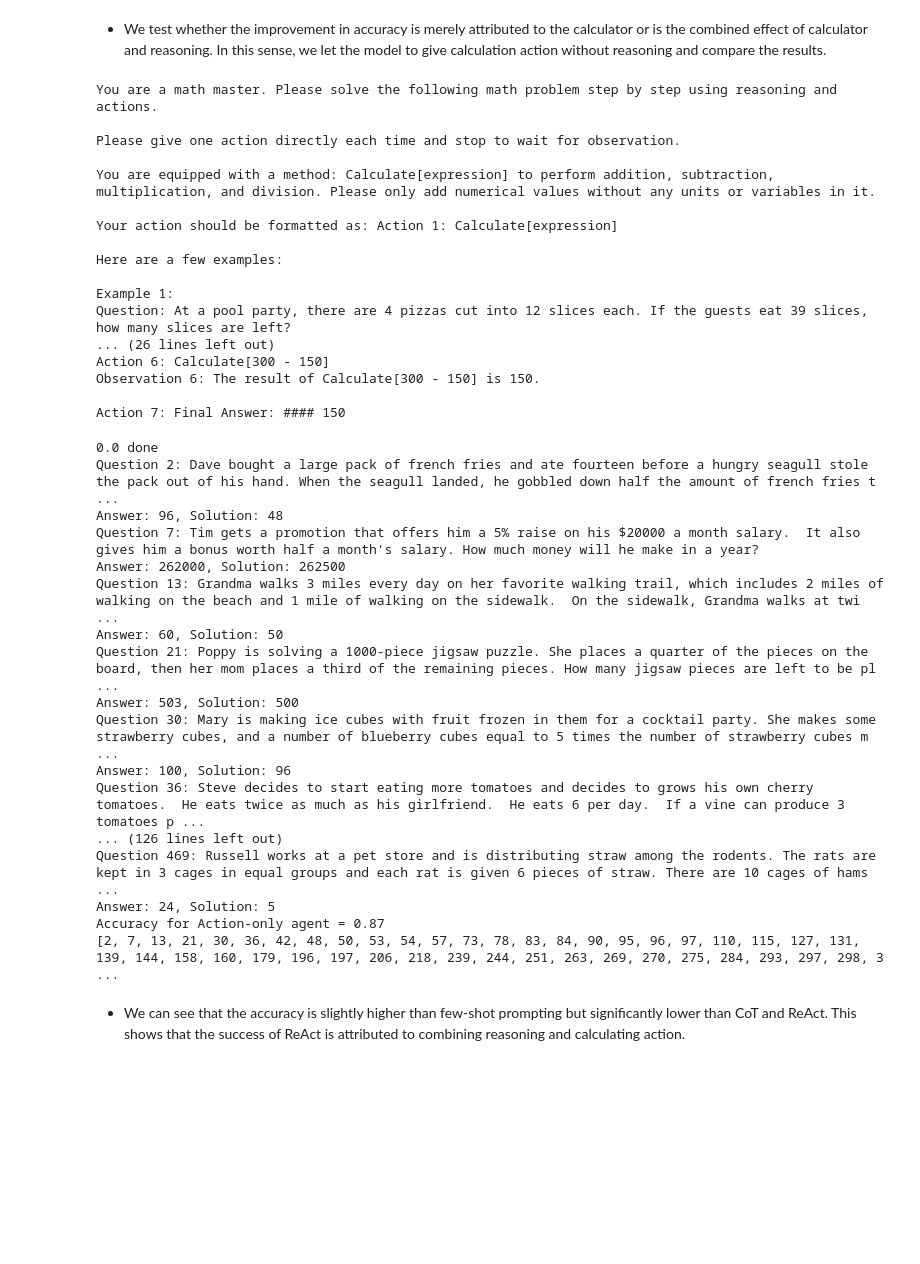
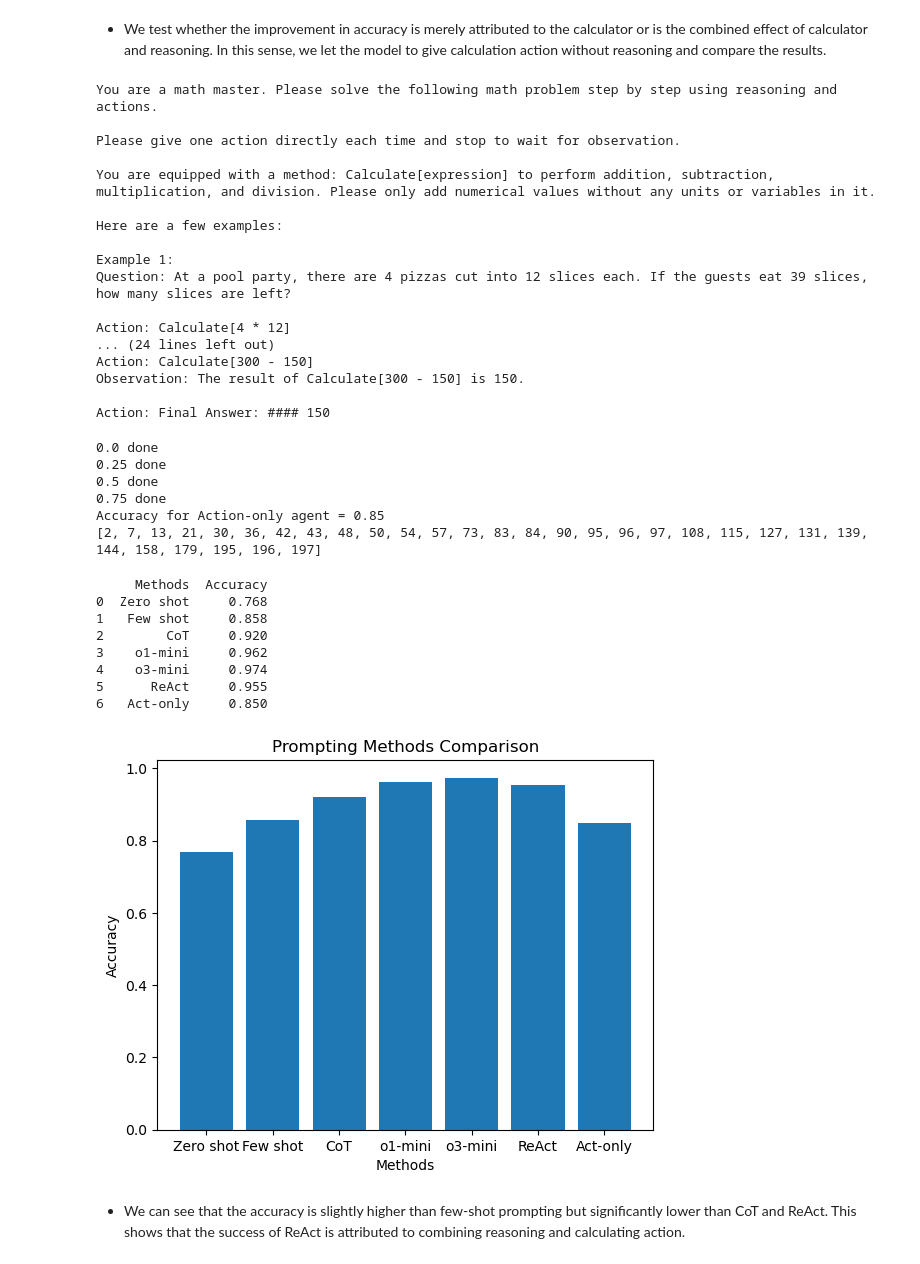
Before and after one commit to hantaoZhangrichard/SDS617_Advances_in_LLM, a Jupyter notebook: Homework2/assn2.ipynb, the cells around one changed output. Saved outputs shown, nothing was run; the diff lists cells and outputs as text; code cells hidden in the pictures; blank space fills up the shorter version.

```diff
--- a/Homework2/assn2.ipynb
+++ b/Homework2/assn2.ipynb
@@ -557,7 +589,6 @@ def construct_action_prompt(train_data, num_shots=2):
 action_prompt = """You are a math master. Please solve the following math problem step by step using reasoning and actions. \n
 Please give one action directly each time and stop to wait for observation. \n
 You are equipped with a method: Calculate[expression] to perform addition, subtraction, multiplication, and division. Please only add numerical values without any units or variables in it.\n
-Your action should be formatted as: Action 1: Calculate[expression] \n
 """ + construct_action_prompt(df_train)
 print(action_prompt)
 # %% [output]
@@ -567,17 +598,17 @@ Please give one action directly each time and stop to wait for observation.
 
 You are equipped with a method: Calculate[expression] to perform addition, subtraction, multiplication, and division. Please only add numerical values without any units or variables in it.
 
-Your action should be formatted as: Action 1: Calculate[expression]
-
 Here are a few examples:
 
 Example 1:
 Question: At a pool party, there are 4 pizzas cut into 12 slices each. If the guests eat 39 slices, how many slices are left?
-... (26 lines left out)
-Action 6: Calculate[300 - 150]
-Observation 6: The result of Calculate[300 - 150] is 150.
 
-Action 7: Final Answer: #### 150
+Action: Calculate[4 * 12]
+... (24 lines left out)
+Action: Calculate[300 - 150]
+Observation: The result of Calculate[300 - 150] is 150.
+
+Action: Final Answer: #### 150
 # %%
 def action_reasoning(question, initial_prompt, max_steps=20, to_print=True):
     prompt = initial_prompt + f"Question: {question}\n\n"
@@ -614,7 +645,7 @@ def action_reasoning(question, initial_prompt, max_steps=20, to_print=True):
 # %%
 correctness = 0
 wrong_answer = []
-for i in range(500):
+for i in range(200):
     row = df_test.iloc[i,]
     solution = extract_solution(row)
     # print(row["question"])
@@ -623,31 +654,51 @@ for i in range(500):
     if check_answer(final_answer, solution):
         correctness += 1
     else:
-        print(f"Question {i}: {row['question']}")
+        # print(f"Question {i}: {row['question']}")
         wrong_answer.append(i)
-        print(f"Answer: {final_answer}, Solution: {solution}")
+        # print(f"Answer: {final_answer}, Solution: {solution}")
     if i % 50 == 0:
-        print(f"{i / 500} done")
+        print(f"{i / 200} done")
 
-print(f"Accuracy for Action-only agent = {correctness/500}")
+print(f"Accuracy for Action-only agent = {correctness/200}")
 print(wrong_answer)
 # %% [output]
 0.0 done
-Question 2: Dave bought a large pack of french fries and ate fourteen before a hungry seagull stole the pack out of his hand. When the seagull landed, he gobbled down half the amount of french fries t ...
-Answer: 96, Solution: 48
-Question 7: Tim gets a promotion that offers him a 5% raise on his $20000 a month salary.  It also gives him a bonus worth half a month's salary. How much money will he make in a year?
-Answer: 262000, Solution: 262500
-Question 13: Grandma walks 3 miles every day on her favorite walking trail, which includes 2 miles of walking on the beach and 1 mile of walking on the sidewalk.  On the sidewalk, Grandma walks at twi ...
-Answer: 60, Solution: 50
-Question 21: Poppy is solving a 1000-piece jigsaw puzzle. She places a quarter of the pieces on the board, then her mom places a third of the remaining pieces. How many jigsaw pieces are left to be pl ...
-Answer: 503, Solution: 500
-Question 30: Mary is making ice cubes with fruit frozen in them for a cocktail party. She makes some strawberry cubes, and a number of blueberry cubes equal to 5 times the number of strawberry cubes m ...
-Answer: 100, Solution: 96
-Question 36: Steve decides to start eating more tomatoes and decides to grows his own cherry tomatoes.  He eats twice as much as his girlfriend.  He eats 6 per day.  If a vine can produce 3 tomatoes p ...
-... (126 lines left out)
-Question 469: Russell works at a pet store and is distributing straw among the rodents. The rats are kept in 3 cages in equal groups and each rat is given 6 pieces of straw. There are 10 cages of hams ...
-Answer: 24, Solution: 5
-Accuracy for Action-only agent = 0.87
-[2, 7, 13, 21, 30, 36, 42, 48, 50, 53, 54, 57, 73, 78, 83, 84, 90, 95, 96, 97, 110, 115, 127, 131, 139, 144, 158, 160, 179, 196, 197, 206, 218, 239, 244, 251, 263, 269, 270, 275, 284, 293, 297, 298, 3 ...
+0.25 done
+0.5 done
+0.75 done
+Accuracy for Action-only agent = 0.85
+[2, 7, 13, 21, 30, 36, 42, 43, 48, 50, 54, 57, 73, 83, 84, 90, 95, 96, 97, 108, 115, 127, 131, 139, 144, 158, 179, 195, 196, 197]
+# %%
+accuracies = [0.768, 0.858, 0.92, 0.962, 0.974, 0.955, 0.85]
+methods = ["Zero shot", "Few shot", "CoT", "o1-mini", "o3-mini", "ReAct", "Act-only"]
+result = pd.DataFrame({
+    "Methods": methods,
+    "Accuracy": accuracies
+})
+print(result)
+
+import matplotlib.pyplot as plt
+
+# Create the bar plot
+plt.bar(result['Methods'], result['Accuracy'])
+
+# Add labels and title
+plt.xlabel('Methods')
+plt.ylabel('Accuracy')
+plt.title('Prompting Methods Comparison')
+
+# Show the plot
+plt.show()
+# %% [output]
+     Methods  Accuracy
+0  Zero shot     0.768
+1   Few shot     0.858
+2        CoT     0.920
+3    o1-mini     0.962
+4    o3-mini     0.974
+5      ReAct     0.955
+6   Act-only     0.850
+[figure, added]
 # %% [markdown]
 - We can see that the accuracy is slightly higher than few-shot prompting but significantly lower than CoT and ReAct. This shows that the success of ReAct is attributed to combining reasoning and calculating action.
```
Also changed, not shown: parts of 17 cells of this notebook.
